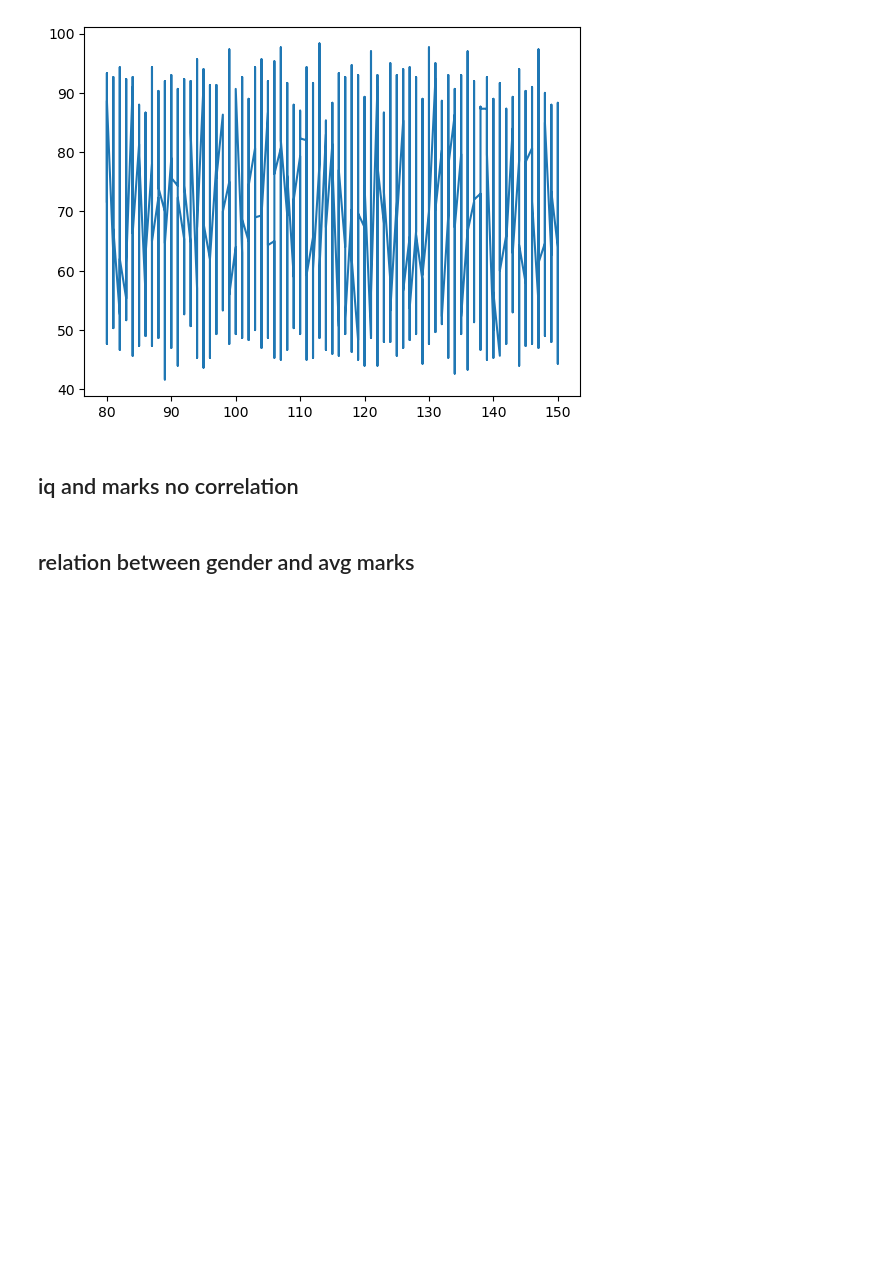
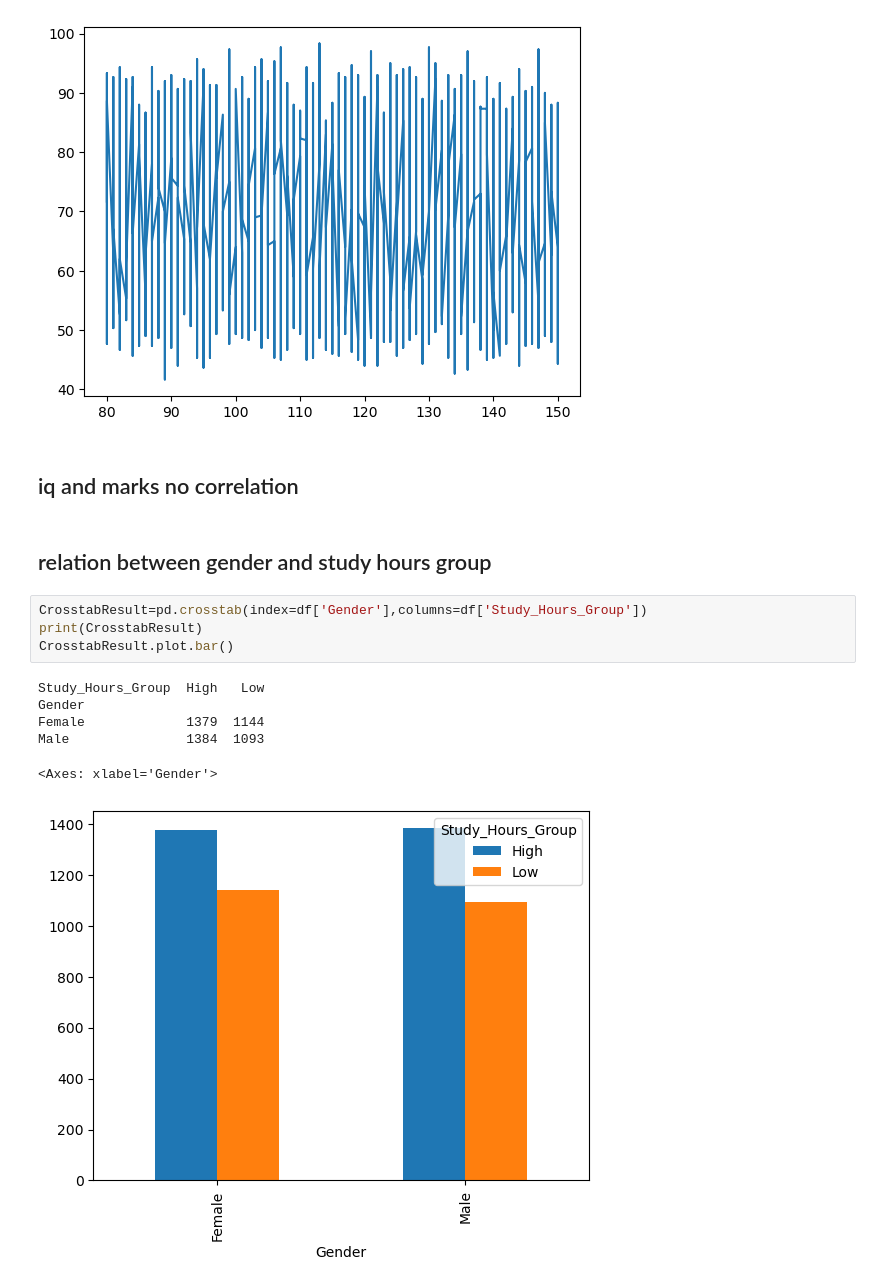
Before and after one commit to stanleyedward/dsc_eda, a Jupyter notebook: test.ipynb, the cells around one changed output. Drawn from its saved outputs; the diff is of its cells as text; blank space fills up the shorter version.

```diff
--- a/test.ipynb
+++ b/test.ipynb
@@ -309,4 +326,15 @@ plt.plot(df['IQ'].sort_values(),df['Average_Marks'])
 # %% [markdown]
 ## iq and marks no correlation
 # %% [markdown]
-## relation between gender and avg marks
+## relation between gender and study hours group
+# %%
+CrosstabResult=pd.crosstab(index=df['Gender'],columns=df['Study_Hours_Group'])
+print(CrosstabResult)
+CrosstabResult.plot.bar()
+# %% [output]
+Study_Hours_Group  High   Low
+Gender
+Female             1379  1144
+Male               1384  1093
+<Axes: xlabel='Gender'>
+[figure, added]
```
Also changed, not shown: parts of 9 cells of this notebook, 6 other files.
